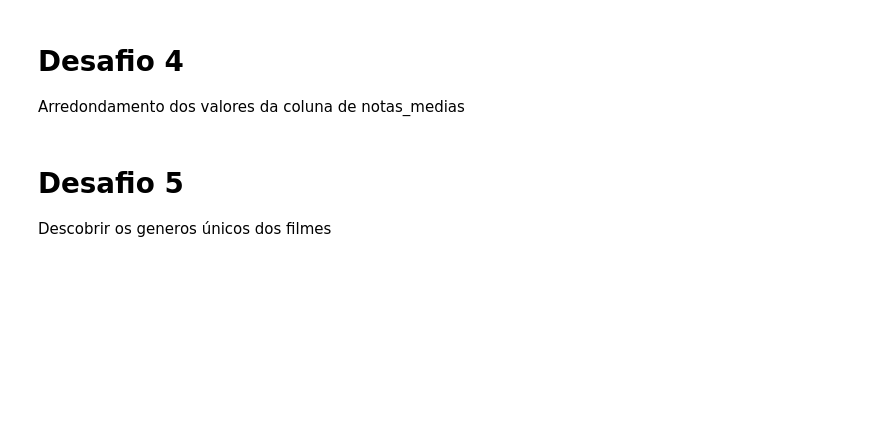
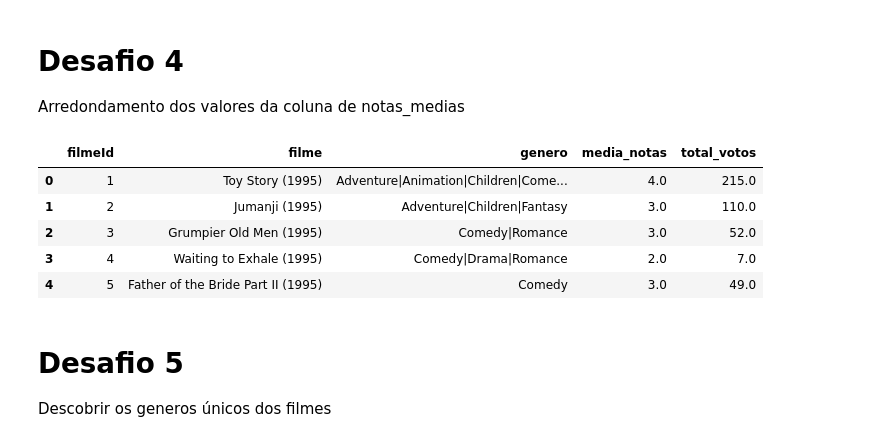
Before and after one commit to victorbertoldo/quarentenadados, a Jupyter notebook: Aula-1/QuarentenaDados Filmes.ipynb, the cells around one changed output. Saved outputs shown, nothing was run; the diff lists cells and outputs as text; code cells hidden in the pictures; blank space fills up the shorter version.

```diff
--- a/Aula-1/QuarentenaDados Filmes.ipynb
+++ b/Aula-1/QuarentenaDados Filmes.ipynb
@@ -397,6 +412,16 @@ Colocar o número de avaliações por filme, isto é, não só a media, mas o to
 # %% [markdown]
 # Desafio 4
 Arredondamento dos valores da coluna de notas_medias
+# %%
+filmes_com_qtd['media_notas'] = filmes_com_qtd['media_notas'].round()
+filmes_com_qtd.head()
+# %% [output]
+|  | filmeId | filme | genero | media_notas | total_votos |
+| 0 | 1 | Toy Story (1995) | Adventure|Animation|Children|Come... | 4.0 | 215.0 |
+| 1 | 2 | Jumanji (1995) | Adventure|Children|Fantasy | 3.0 | 110.0 |
+| 2 | 3 | Grumpier Old Men (1995) | Comedy|Romance | 3.0 | 52.0 |
+| 3 | 4 | Waiting to Exhale (1995) | Comedy|Drama|Romance | 2.0 | 7.0 |
+| 4 | 5 | Father of the Bride Part II (1995) | Comedy | 3.0 | 49.0 |
 # %% [markdown]
 # Desafio 5
 Descobrir os generos únicos dos filmes
```
Also changed, not shown: parts of 16 cells of this notebook.
